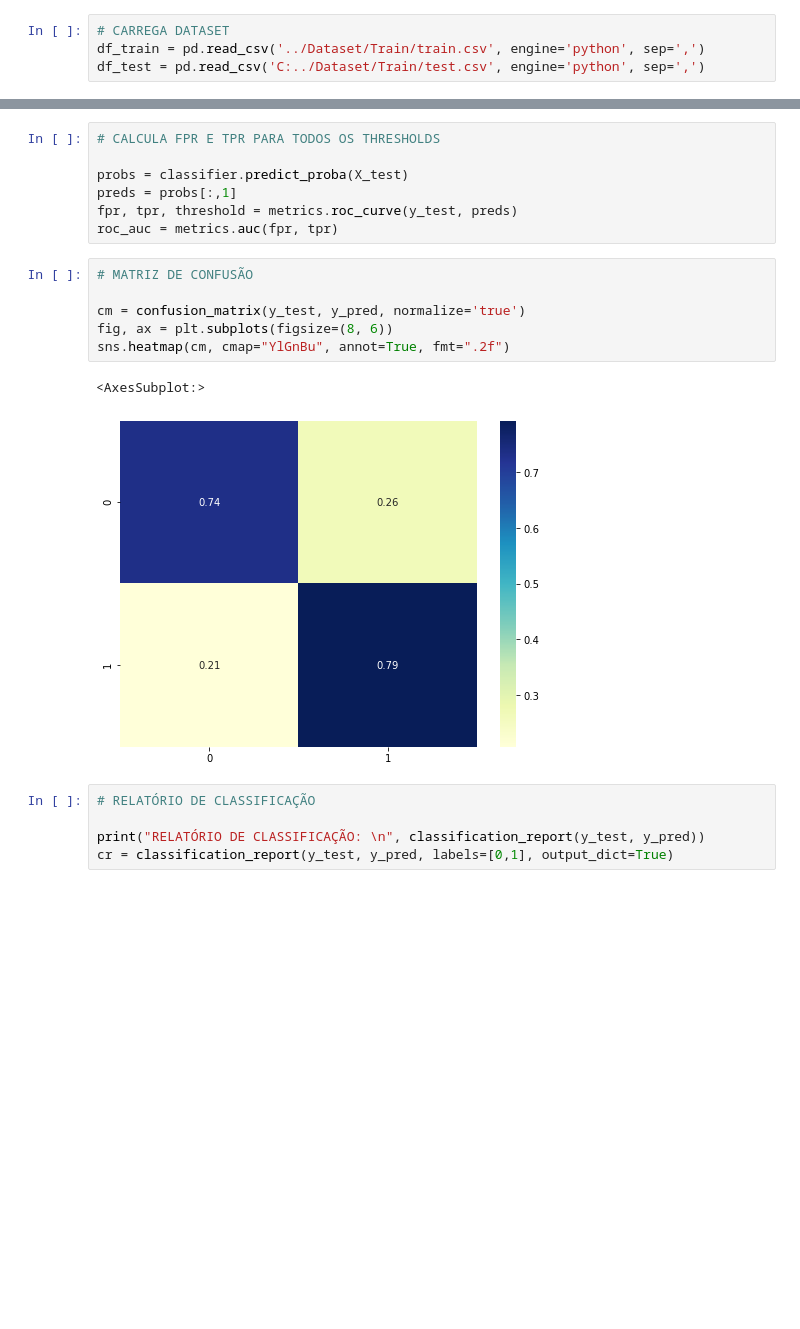
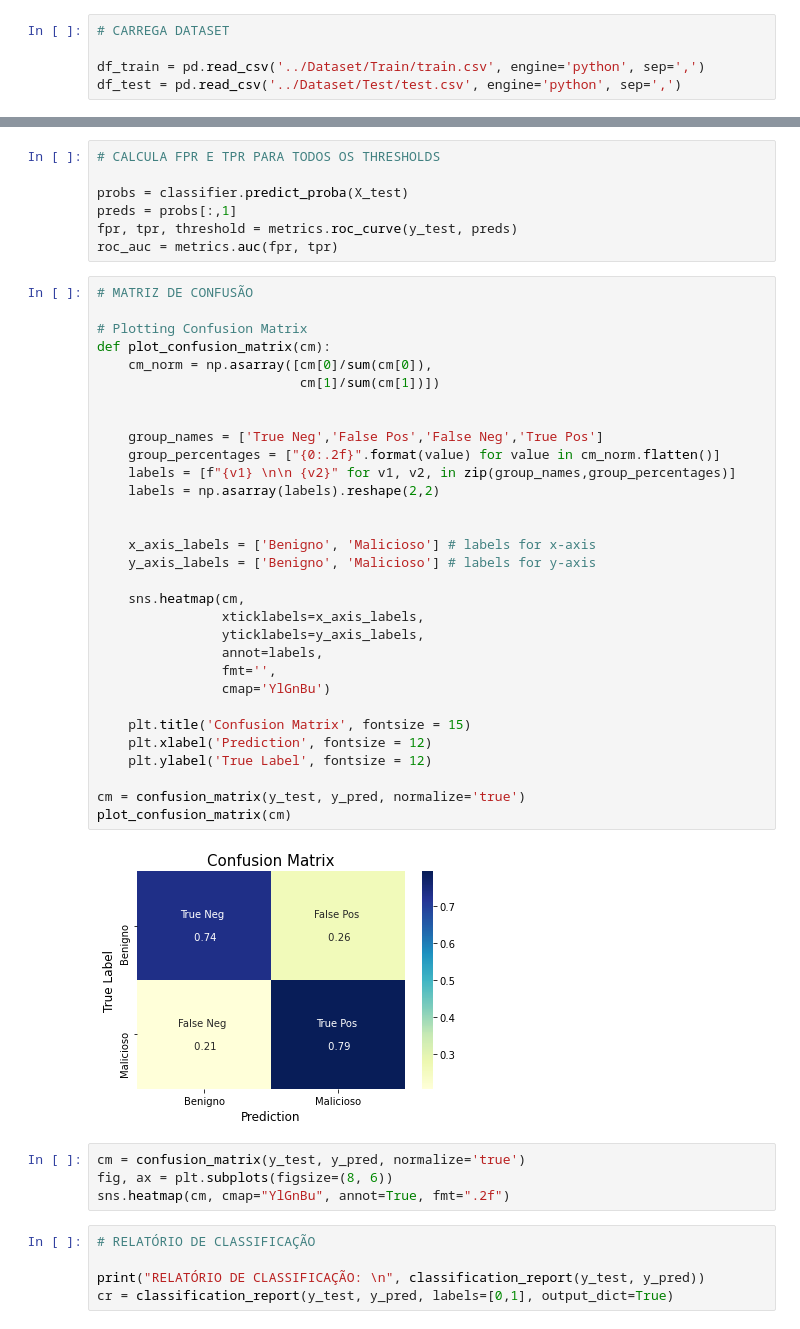
Before and after one commit to AbnerBissolli/Malicious-DNS-Detection, a Jupyter notebook: jupyter-notebooks/[04] [03] Classifier KNN.ipynb, the cells around one changed output, grey strips where cells are left out. Drawn from its saved outputs; the diff is of its cells as text; blank space fills up the shorter version.

```diff
--- a/jupyter-notebooks/[04] [03] Classifier KNN.ipynb
+++ b/jupyter-notebooks/[04] [03] Classifier KNN.ipynb
@@ -20,8 +20,9 @@ from sklearn.metrics import plot_precision_recall_curve
 from sklearn.metrics import make_scorer
 # %%
 # CARREGA DATASET
+
 df_train = pd.read_csv('../Dataset/Train/train.csv', engine='python', sep=',')
-df_test = pd.read_csv('C:../Dataset/Train/test.csv', engine='python', sep=',')
+df_test = pd.read_csv('../Dataset/Test/test.csv', engine='python', sep=',')
 # %%
 # DADOS DE TREINAMENTO E TESTE
 
@@ -88,12 +89,40 @@ roc_auc = metrics.auc(fpr, tpr)
 # %%
 # MATRIZ DE CONFUSÃO
 
+# Plotting Confusion Matrix
+def plot_confusion_matrix(cm):
+    cm_norm = np.asarray([cm[0]/sum(cm[0]),
+                          cm[1]/sum(cm[1])])
+
+
+    group_names = ['True Neg','False Pos','False Neg','True Pos']
+    group_percentages = ["{0:.2f}".format(value) for value in cm_norm.flatten()]
+    labels = [f"{v1} \n\n {v2}" for v1, v2, in zip(group_names,group_percentages)]
+    labels = np.asarray(labels).reshape(2,2)
+
+
+    x_axis_labels = ['Benigno', 'Malicioso'] # labels for x-axis
+    y_axis_labels = ['Benigno', 'Malicioso'] # labels for y-axis
+
+    sns.heatmap(cm,
+                xticklabels=x_axis_labels,
+                yticklabels=y_axis_labels,
+                annot=labels,
+                fmt='',
+                cmap='YlGnBu')
+
+    plt.title('Confusion Matrix', fontsize = 15)
+    plt.xlabel('Prediction', fontsize = 12)
+    plt.ylabel('True Label', fontsize = 12)
+
 cm = confusion_matrix(y_test, y_pred, normalize='true')
-fig, ax = plt.subplots(figsize=(8, 6))
-sns.heatmap(cm, cmap="YlGnBu", annot=True, fmt=".2f")
+plot_confusion_matrix(cm)
 # %% [output]
-<AxesSubplot:>
-[figure, old version]
+[figure, new version]
+# %%
+cm = confusion_matrix(y_test, y_pred, normalize='true')
+fig, ax = plt.subplots(figsize=(8, 6))
+sns.heatmap(cm, cmap="YlGnBu", annot=True, fmt=".2f")
 # %%
 # RELATÓRIO DE CLASSIFICAÇÃO
 
```
